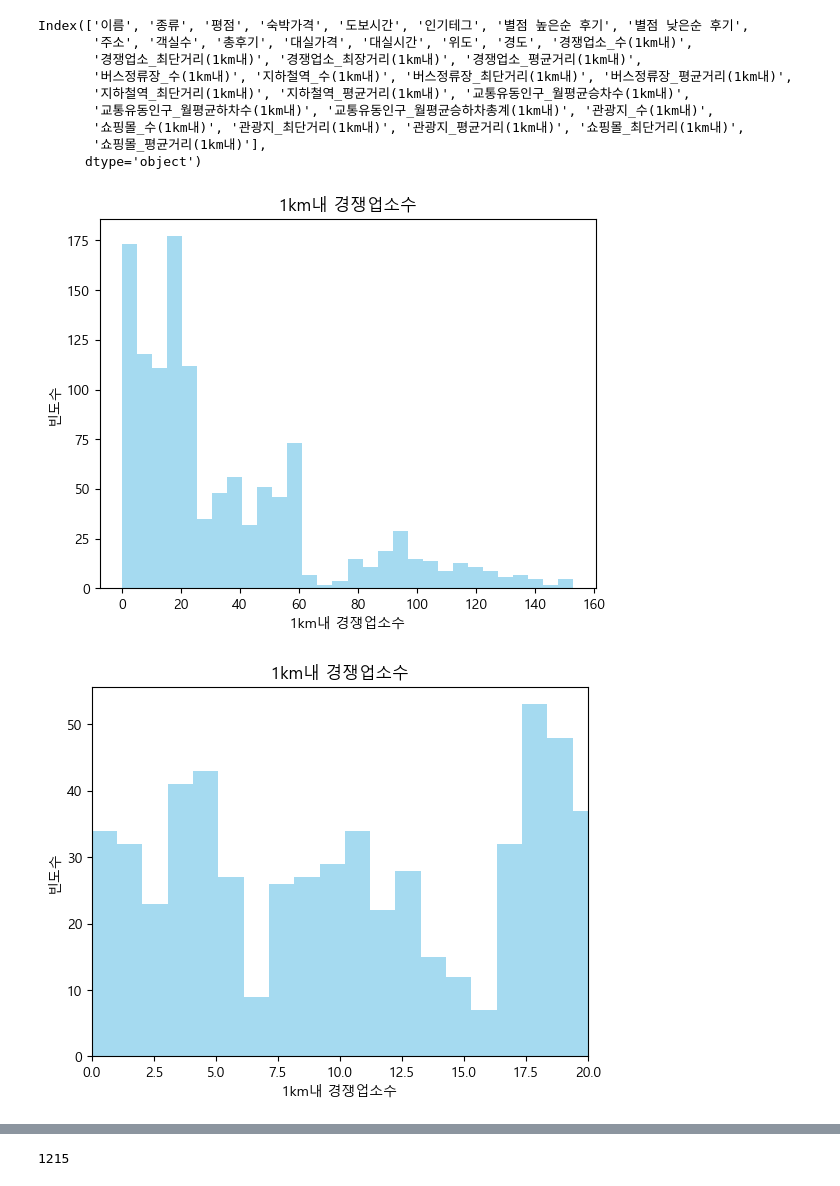
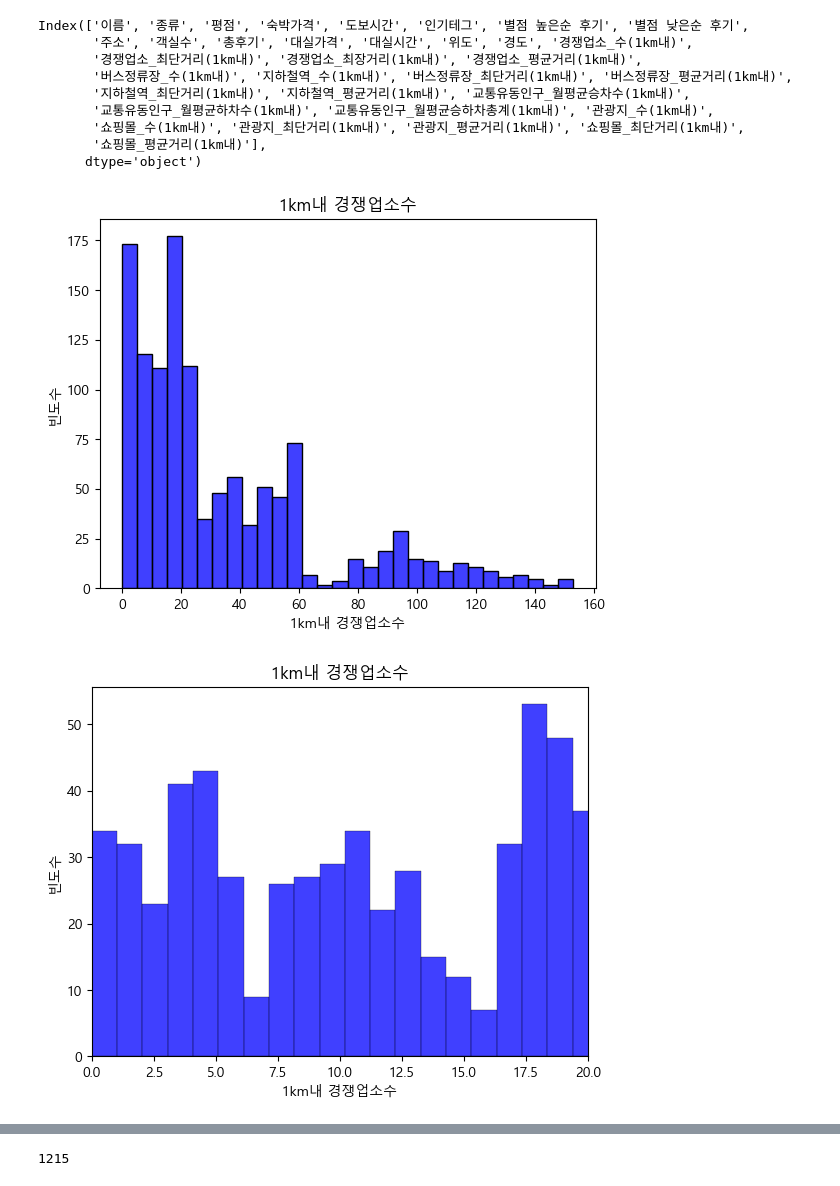
Before and after one commit to sdkim96/Login_project, a Jupyter notebook: Data_analysis_visualization/Hotel_histogram&selection.ipynb, the cells around one changed output, grey strips where cells are left out. Drawn from its saved outputs; the diff is of its cells as text; code cells hidden in the pictures.

```diff
--- a/Data_analysis_visualization/Hotel_histogram&selection.ipynb
+++ b/Data_analysis_visualization/Hotel_histogram&selection.ipynb
@@ -9,7 +9,7 @@ from matplotlib import font_manager, rc
 mpl.rcParams['axes.unicode_minus'] = False
 plt.rc('font', family='Malgun Gothic')
 # %%
-df = pd.read_excel('./숙소위치기반_교통_관광_통계정보.xlsx')
+df = pd.read_excel('./숙소위치기반_교통_관광_통계정보_final.xlsx')
 # %%
 df
 # %% [output]
@@ -39,20 +39,20 @@ Index(['이름', '종류', '평점', '숙박가격', '도보시간', '인기테
        '쇼핑몰_평균거리(1km내)'],
       dtype='object')
 # %%
-sns.histplot(df['경쟁업소_수(1km내)'], bins=30, kde=False, color='skyblue', edgecolor='none')
+sns.histplot(df['경쟁업소_수(1km내)'], bins=30, kde=False, color='blue', edgecolor='black')
 plt.xlabel('1km내 경쟁업소수')
 plt.ylabel('빈도수')
 plt.title('1km내 경쟁업소수')
 plt.show()
 # %% [output]
-[figure, old version]
+[figure, new version]
 # %%
-sns.histplot(df['경쟁업소_수(1km내)'], bins=150, kde=False, color='skyblue', edgecolor='none')
+sns.histplot(df['경쟁업소_수(1km내)'], bins=150, kde=False, color='blue', edgecolor='black')
 plt.xlabel('1km내 경쟁업소수')
 plt.ylabel('빈도수')
 plt.xlim(0,20)
 plt.title('1km내 경쟁업소수')
 plt.show()
 # %% [output]
-[figure, old version]
+[figure, new version]
 # %%
```
Also changed, not shown: parts of 14 cells of this notebook, 1 other file.
